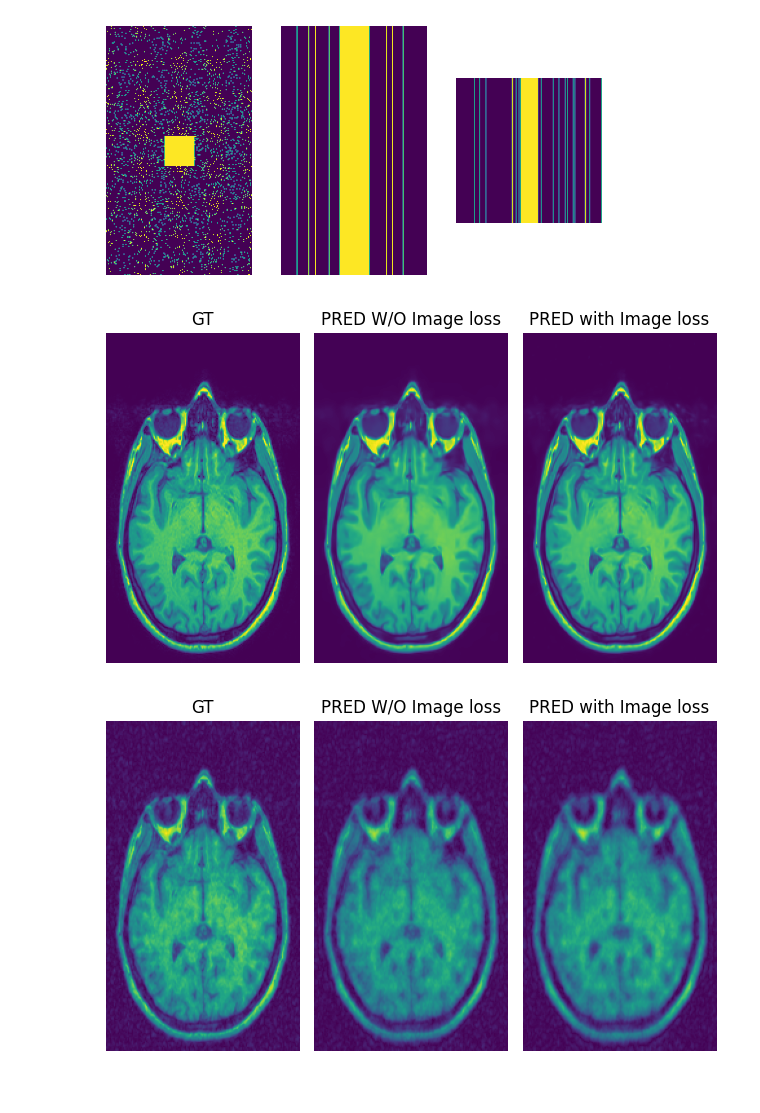
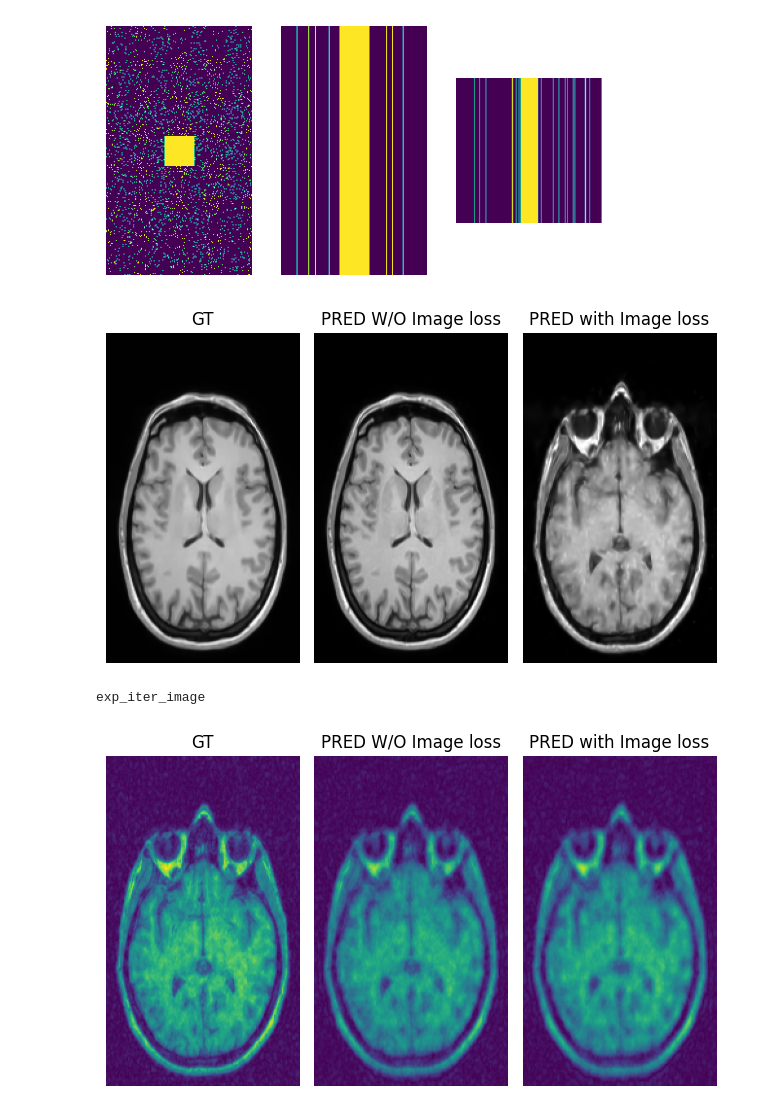
Before and after one commit to ccq0627/3DMRI-Reconstruction, a Jupyter notebook: test.ipynb, the cells around one changed output. Drawn from its saved outputs; the diff is of its cells as text; code cells hidden in the pictures.

```diff
--- a/test.ipynb
+++ b/test.ipynb
@@ -187,31 +187,36 @@ plt.imshow(mask[:,:,75])
 # %%
 import matplotlib.pyplot as plt
 import numpy as np
 
-gt = np.load("MRIdata/acc_rate2/vol_gt.npy")
-pred_woi = np.load('MRIdata/outputs/exp_0325_2304_iter3000_2/point_cloud/iteration_3000/vol_pred.npy')
-pred = np.load("MRIdata/outputs/exp_0325_2335_iter3000_2/point_cloud/iteration_3000/vol_pred.npy")
+gt = np.load("MRIdata/outputs/exp_0325_2304_iter3000_2_woi/point_cloud/iteration_3000/vol_pred.npy")
+pred_woi = np.load('MRIdata/outputs/exp_0325_2335_iter3000_2_wi/point_cloud/iteration_3000/vol_pred.npy')
+pred_wi = np.load("MRIdata/outputs/exp_0326_1838_iter3000_8_wi/point_cloud/iteration_3000/vol_pred.npy")
 
 plt.figure()
 plt.subplot(1,3,1)
 plt.axis("off")
 plt.title("GT")
-plt.imshow(gt[131])
+plt.imshow(gt[150],vmin=0,vmax=1,cmap='gray')
 
 plt.subplot(1,3,2)
 plt.axis("off")
 plt.title("PRED W/O Image loss")
-plt.imshow(pred_woi[131],vmin=0,vmax=1)
+plt.imshow(pred_woi[150],vmin=0,vmax=1,cmap='gray')
 
 plt.subplot(1,3,3)
 plt.axis("off")
 plt.title("PRED with Image loss")
-plt.imshow(pred[131],vmin=0,vmax=1)
+plt.imshow(pred_wi[131],vmin=0,vmax=1,cmap='gray')
 
 plt.tight_layout()
 plt.show()
 # %% [output]
-[figure, old version]
+[figure, new version]
+# %%
+a = f"exp_iter_{'image' if True else 'noimage'}"
+print(a)
+# %% [output]
+exp_iter_image
 # %%
 import matplotlib.pyplot as plt
 import numpy as np
```
Also changed, not shown: 6 other files.
